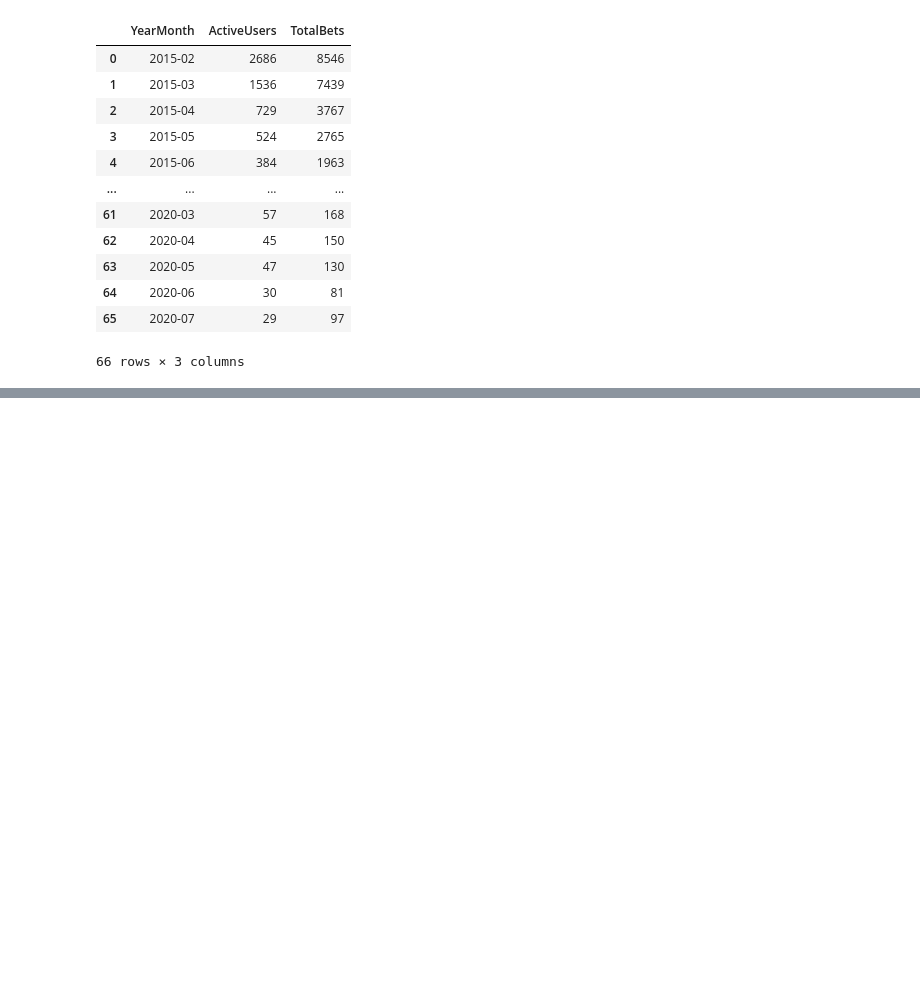
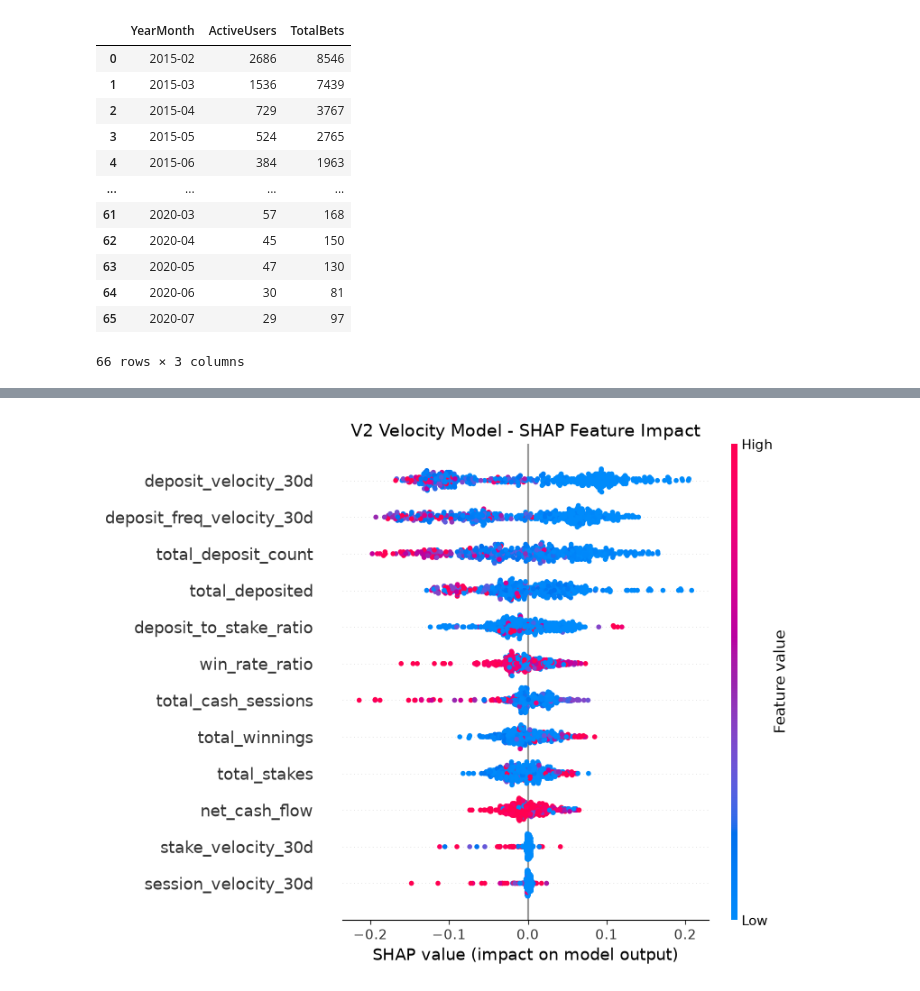
Before and after one commit to Shemshemy/churning, a Jupyter notebook: index.ipynb, the cells around one changed output, grey strips where cells are left out. Saved outputs shown, nothing was run; the diff lists cells and outputs as text; code cells hidden in the pictures; blank space fills up the shorter version.

Commit message:
Refactor code structure for improved readability and maintainability

```diff
--- a/index.ipynb
+++ b/index.ipynb
@@ -557,0 +914,26 @@ ORDER BY YearMonth ASC;
+# %%
+import shap
+import matplotlib.pyplot as plt
+
+# 1. Fit Random Forest V2 on full dataset
+rf_v2 = models_v2["Random Forest (V2 Velocity)"]
+rf_v2.fit(X_v2, y_v2)
+
+# 2. Compute SHAP Values
+explainer_v2 = shap.TreeExplainer(rf_v2)
+shap_values_v2 = explainer_v2.shap_values(X_v2)
+
+# Handle output structure for binary target
+if isinstance(shap_values_v2, list):
+    shap_vals = shap_values_v2[1] # Target = Churned (1)
+else:
+    shap_vals = shap_values_v2[:, :, 1] if len(shap_values_v2.shape) == 3 else shap_values_v2
+
+# 3. Summary Beeswarm Plot
+plt.figure(figsize=(10, 6))
+shap.summary_plot(shap_vals, X_v2, show=False)
+plt.title("V2 Velocity Model - SHAP Feature Impact", fontsize=14)
+plt.tight_layout()
+plt.show()
+# %% [output]
+[figure, added]
```
Also changed, not shown: parts of 12 cells of this notebook, 1 other file.
